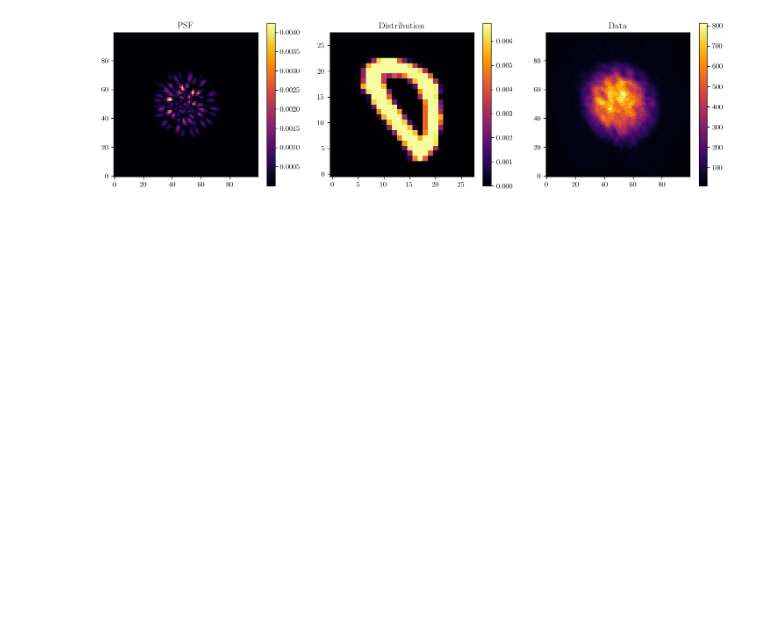
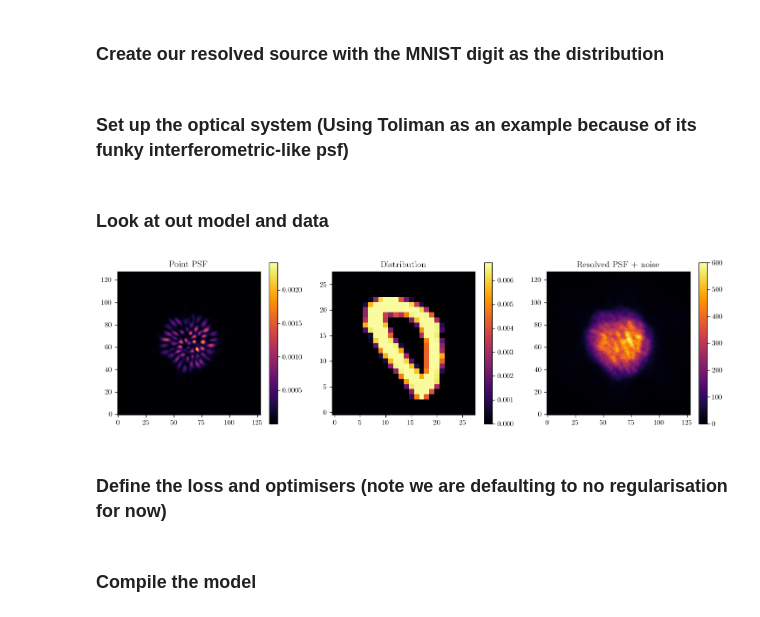
Before and after one commit to benjaminpope/sibylla, a Jupyter notebook: notebooks/phase_deconvolution.ipynb, the cells around one changed output. Saved outputs shown, nothing was run; the diff lists cells and outputs as text; code cells hidden in the pictures; blank space fills up the shorter version.

Commit message:
Updating notebook to latest dLux

```diff
--- a/notebooks/phase_deconvolution.ipynb
+++ b/notebooks/phase_deconvolution.ipynb
@@ -76,6 +79,8 @@ def quadratic_variation(array):
     diff_y = np.square(array[1:, :] - array[:-1, :]).sum()
     diff_x = np.square(array[:, 1:] - array[:, :-1]).sum()
     return diff_x + diff_y
+# %% [markdown]
+### Create our resolved source with the MNIST digit as the distribution
 # %%
 # Distribution
 distribution = X_train[2].reshape(28, 28)
@@ -89,32 +94,6 @@ distributions /= distributions.sum((-1, -2), keepdims=True)
 # Source and spectrum
 flux = 1e6
 wavels = np.linspace(5e-7, 6e-7, 5)
-spec = dl.ArraySpectrum(wavels)
-source = dl.ArrayDistribution(flux=flux, distribution=distribution, spectrum=spec)
-
-# Oversampling
-npix = 100
-oversample = 1
-
-# Optics
-phase_mask = np.load("/Users/louis/PhD/dLux/docs/notebooks/files/test_mask.npy")
-mask = dl.utils.phase_to_opd(phase_mask, wavels.mean())
-mask_layer = dl.AddOPD(mask)
-nzernike = 7
-coeffs = 2e-8*jr.normal(jr.PRNGKey(0), (nzernike,))
-optics = dl.utils.toliman(256, npix*oversample, nzernike=nzernike,
-    zernike_coefficients=coeffs, extra_layers=[mask_layer])
-
-# Detector
-BG = 10
-detector = dl.Detector([
-    dl.IntegerDownsample(oversample),
-    dl.AddConstant(BG)
-])
-
-# Make model
-tel = dl.Instrument(optics, detector=detector, sources=[source])
-dist = 'ArrayDistribution.distribution'
-zern = 'CircularAperture.coefficients'
-params = [dist, zern]
-model = tel.set(params, [np.ones((28, 28)), np.zeros(nzernike)])
+source = dl.ResolvedSource(flux=flux, distribution=distribution, wavelengths=wavels)
+# %% [markdown]
+### Set up the optical system (Using Toliman as an example because of its funky interferometric-like psf)
@@ -121,26 +147,26 @@ model = tel.set(params, [np.ones((28, 28)), np.zeros(nzernike)])
+# %% [markdown]
+### Look at out model and data
 # %%
-psf_conv = tel.model()
-psf = tel.set(['scene.sources', 'detector'],
-              [dl.PointSource(flux=1, spectrum=spec), None]).model()
-data = jr.poisson(jr.PRNGKey(1), psf_conv)
-data += BG + 2*jr.normal(jr.PRNGKey(2), psf_conv.shape)
+psf = optics.model(source)
+point_psf = optics.propagate(source.wavelengths)
+data = jr.poisson(jr.PRNGKey(1), psf)
 
 # Plot two images
 plt.figure(figsize=(15, 4))
 plt.subplot(1, 3, 1)
-plt.title("PSF")
-plt.imshow(psf)
+plt.title("Point PSF")
+plt.imshow(point_psf)
 plt.colorbar()
 
 plt.subplot(1, 3, 2)
 plt.title("Distribution")
 plt.imshow(distribution)
 plt.colorbar()
 
 plt.subplot(1, 3, 3)
-plt.title("Data")
+plt.title("Resolved PSF + noise")
 plt.imshow(data)
 plt.colorbar()
 plt.show()
 # %% [output]
-[figure, old version]
+[figure, new version]
@@ -167,0 +173,2 @@ def loss_fn(model, data, alpha=1e3, beta=1e1, gamma=1e5):
+# %% [markdown]
+### Define the loss and optimisers (note we are defaulting to no regularisation for now)
@@ -168,2 +205,4 @@ def loss_fn(model, data, alpha=1e3, beta=1e1, gamma=1e5):
+# %% [markdown]
+### Compile the model
 # %%
 %%time
```
Also changed, not shown: parts of 16 cells of this notebook, 1 other file.
